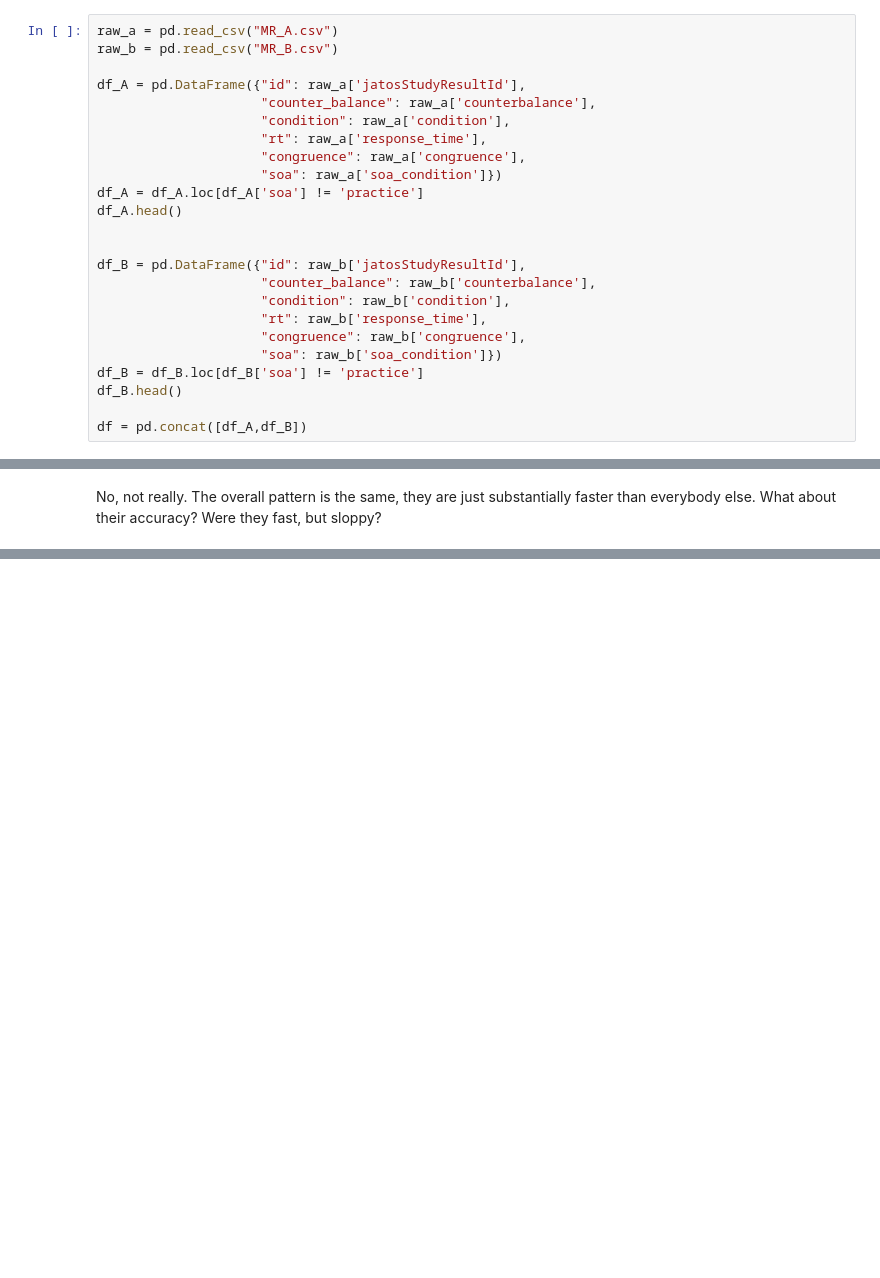
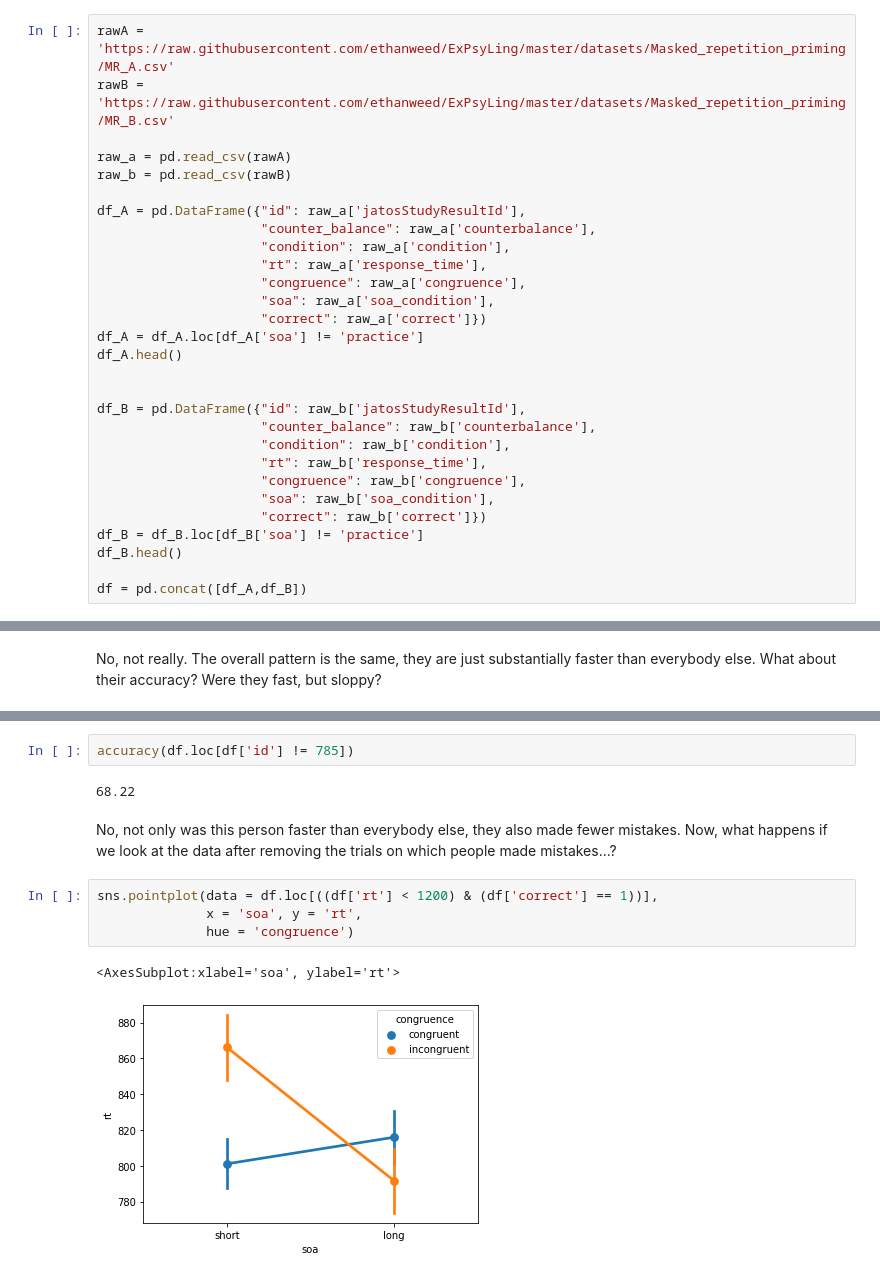
Before and after one commit to ethanweed/ExPsyLing, a Jupyter notebook: 2022/Notebooks/Labs_notebooks/Lab_10_Experiment_2.ipynb, the cells around one changed output, grey strips where cells are left out. Drawn from its saved outputs; the diff is of its cells as text; blank space fills up the shorter version.

```diff
--- a/2022/Notebooks/Labs_notebooks/Lab_10_Experiment_2.ipynb
+++ b/2022/Notebooks/Labs_notebooks/Lab_10_Experiment_2.ipynb
@@ -7,15 +7,19 @@ import seaborn as sns
 import warnings
 warnings.filterwarnings('ignore')
 # %%
-raw_a = pd.read_csv("MR_A.csv")
-raw_b = pd.read_csv("MR_B.csv")
+rawA = 'https://raw.githubusercontent.com/ethanweed/ExPsyLing/master/datasets/Masked_repetition_priming/MR_A.csv'
+rawB = 'https://raw.githubusercontent.com/ethanweed/ExPsyLing/master/datasets/Masked_repetition_priming/MR_B.csv'
+
+raw_a = pd.read_csv(rawA)
+raw_b = pd.read_csv(rawB)
 
 df_A = pd.DataFrame({"id": raw_a['jatosStudyResultId'],
                      "counter_balance": raw_a['counterbalance'],
                      "condition": raw_a['condition'],
                      "rt": raw_a['response_time'],
                      "congruence": raw_a['congruence'],
-                     "soa": raw_a['soa_condition']})
+                     "soa": raw_a['soa_condition'],
+                     "correct": raw_a['correct']})
 df_A = df_A.loc[df_A['soa'] != 'practice']
 df_A.head()
 
@@ -25,7 +29,8 @@ df_B = pd.DataFrame({"id": raw_b['jatosStudyResultId'],
                      "condition": raw_b['condition'],
                      "rt": raw_b['response_time'],
                      "congruence": raw_b['congruence'],
-                     "soa": raw_b['soa_condition']})
+                     "soa": raw_b['soa_condition'],
+                     "correct": raw_b['correct']})
 df_B = df_B.loc[df_B['soa'] != 'practice']
 df_B.head()
 
@@ -112,0 +108,13 @@ No, not really. The overall pattern is the same, they are just substantially fas
+# %%
+accuracy(df.loc[df['id'] != 785])
+# %% [output]
+68.22
+# %% [markdown]
+No, not only was this person faster than everybody else, they also made fewer mistakes. Now, what happens if we look at the data after removing the trials on which people made mistakes...?
+# %%
+sns.pointplot(data = df.loc[((df['rt'] < 1200) & (df['correct'] == 1))],
+              x = 'soa', y = 'rt',
+              hue = 'congruence')
+# %% [output]
+<AxesSubplot:xlabel='soa', ylabel='rt'>
+[figure, added]
```
Also changed, not shown: parts of 11 cells of this notebook.
